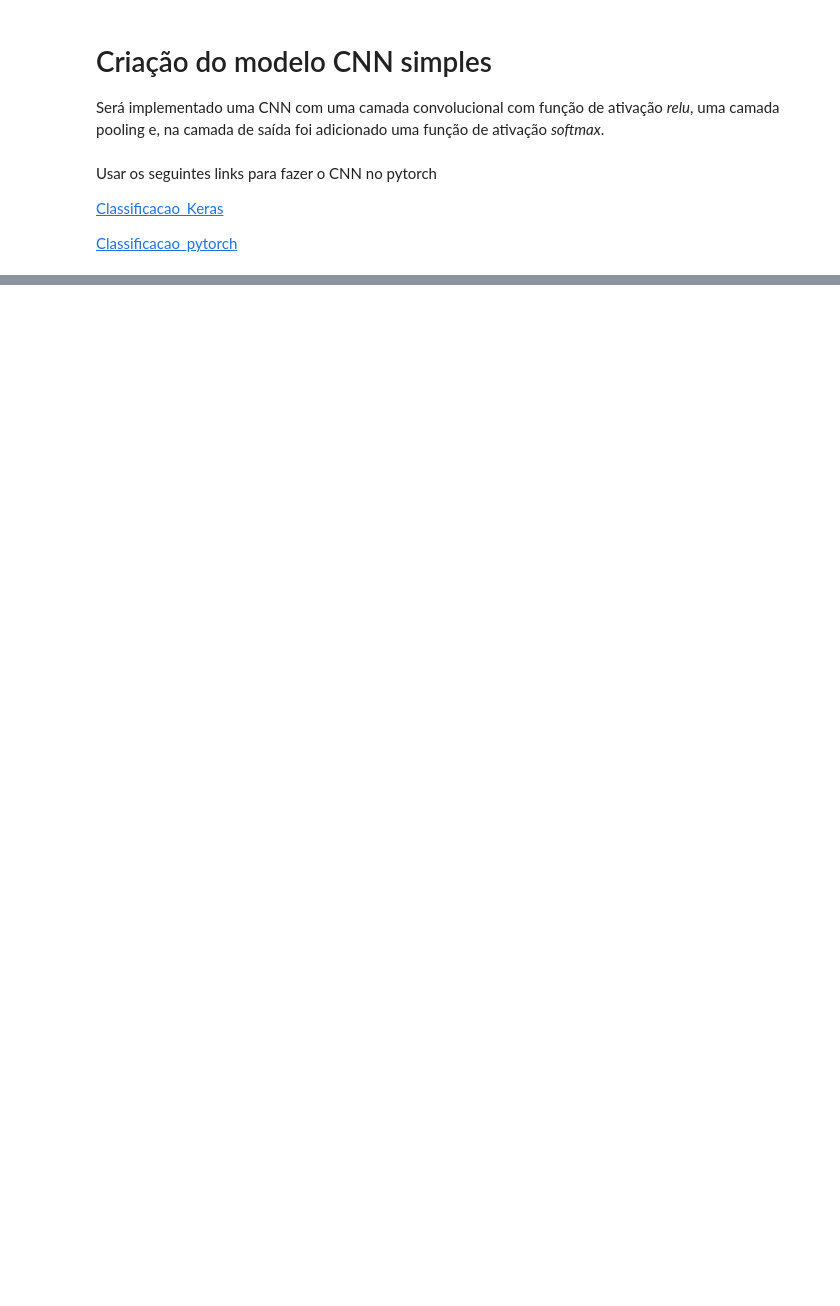
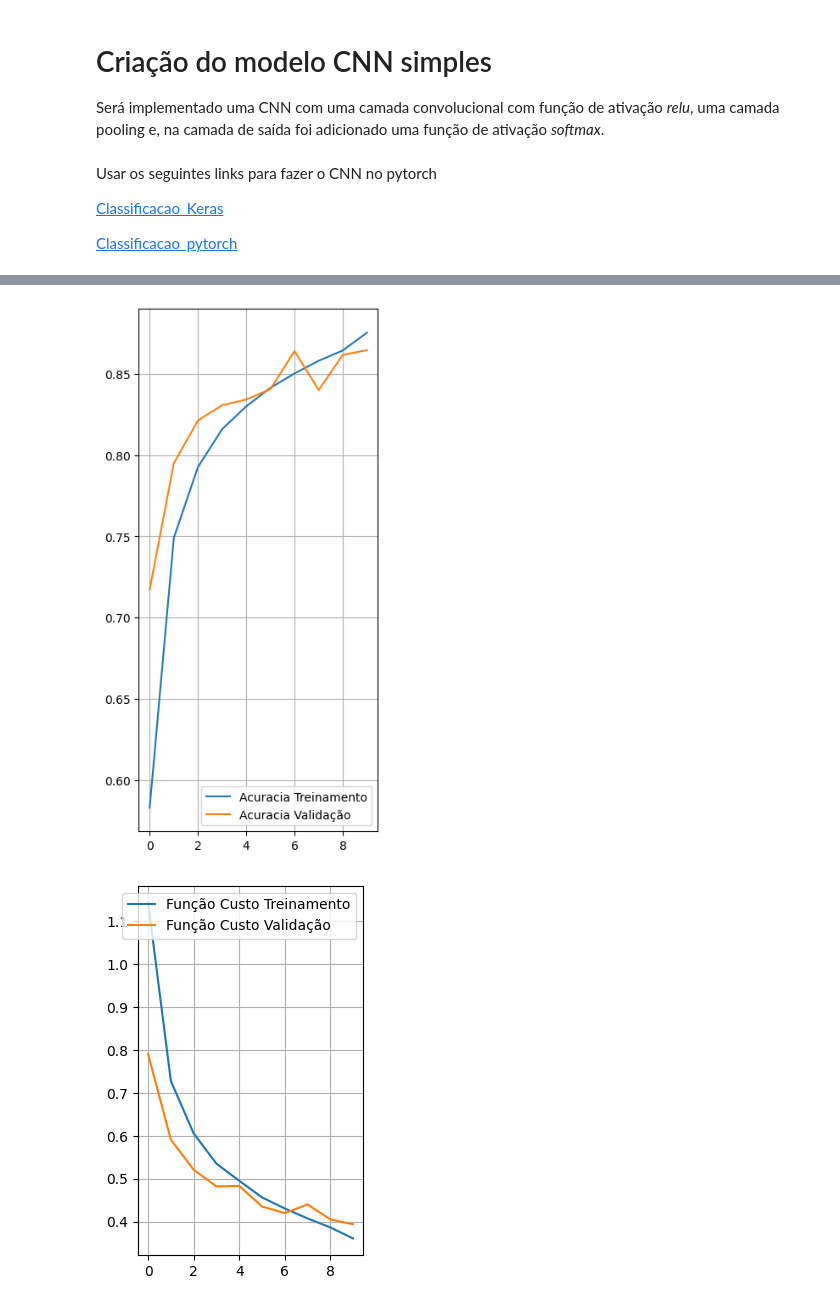
Before and after one commit to Jitesh193/IA048, a Jupyter notebook: EFC3/efc3_parte2_175867.ipynb, the cells around one changed output, grey strips where cells are left out. Drawn from its saved outputs; the diff is of its cells as text; code cells hidden in the pictures; blank space fills up the shorter version.

```diff
--- a/EFC3/efc3_parte2_175867.ipynb
+++ b/EFC3/efc3_parte2_175867.ipynb
@@ -62,0 +159,12 @@ Usar os seguintes links para fazer o CNN no pytorch
+# %%
+model = tf.keras.Sequential([
+        tf.keras.layers.Conv2D(best_tam, kernel_size=(best_ker,best_ker),activation='relu',input_shape=(28,28,3)),   # Gera um feature-map de 26x26x20, uma vez que não estou considerando padding
+        tf.keras.layers.MaxPooling2D((2,2)),
+        tf.keras.layers.Flatten(),
+        tf.keras.layers.Dense(8,activation='softmax')
+])
+model.compile(optimizer='SGD',
+            loss=tf.keras.losses.SparseCategoricalCrossentropy(from_logits=True),
+            metrics=['accuracy'])
+
+hist = model.fit(TrainX_n, TrainY, batch_size=8, epochs=10, verbose=1, validation_data=(ValX_n, ValY))
@@ -62,0 +192,26 @@ Usar os seguintes links para fazer o CNN no pytorch
+# %%
+acc = hist.history['accuracy']
+validation_acc = hist.history['val_accuracy']
+
+loss = hist.history['loss']
+val_loss = hist.history['val_loss']
+
+range_epochs = np.arange(10)
+
+plt.figure(figsize=(8,8))
+plt.subplot(1,2,1)
+plt.plot(range_epochs,acc, label='Acuracia Treinamento')
+plt.plot(range_epochs,validation_acc, label='Acuracia Validação')
+plt.legend(loc='lower right')
+plt.grid(True)
+plt.show()
+
+plt.subplot(1,2,2)
+plt.plot(range_epochs,loss, label='Função Custo Treinamento')
+plt.plot(range_epochs,val_loss, label='Função Custo Validação')
+plt.legend(loc='upper right')
+plt.grid(True)
+plt.show()
+# %% [output]
+[figure, added]
+[figure, added]
```
Also changed, not shown: parts of 16 cells of this notebook.
